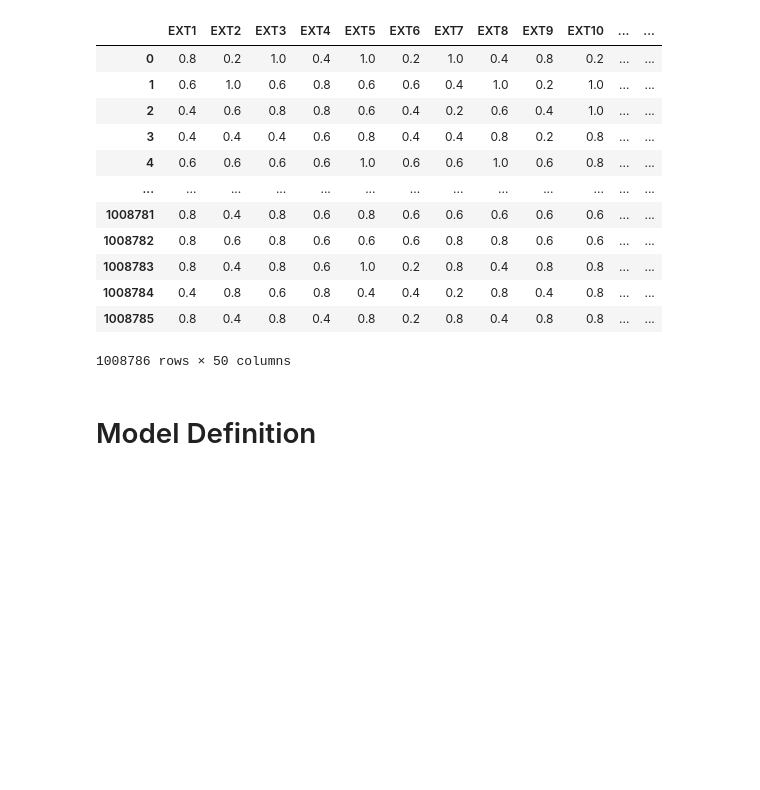
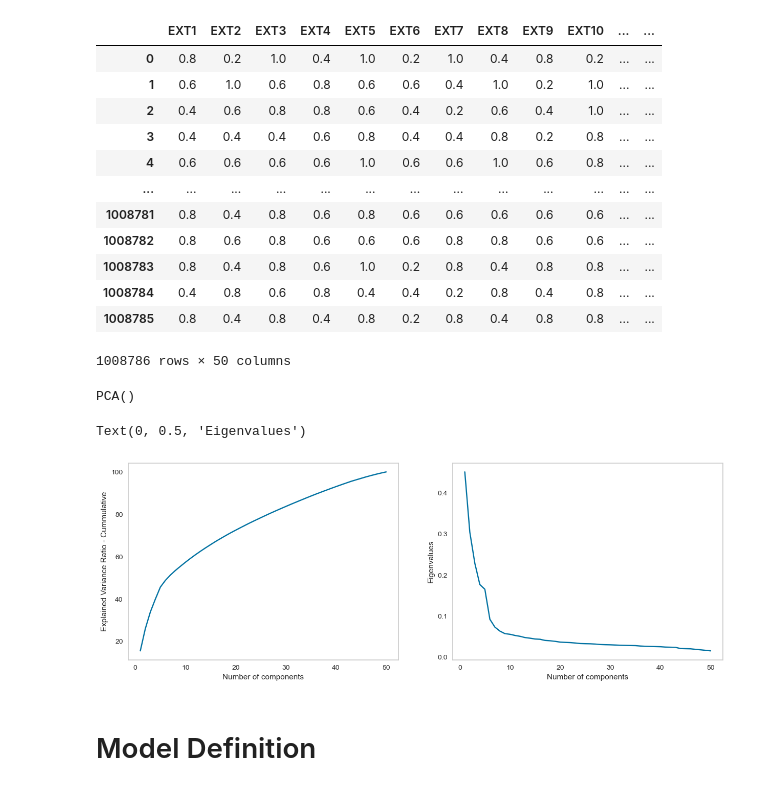
Before and after one commit to aliaufa/five-personality-clustering, a Jupyter notebook: five_personality_clustering.ipynb, the cells around one changed output. Saved outputs shown, nothing was run; the diff lists cells and outputs as text; code cells hidden in the pictures; blank space fills up the shorter version.

```diff
--- a/five_personality_clustering.ipynb
+++ b/five_personality_clustering.ipynb
@@ -237,3 +237,29 @@ scaled_data
 | 1008784 | 0.4 | 0.8 | 0.6 | 0.8 | 0.4 | 0.4 | 0.2 | 0.8 | 0.4 | 0.8 | ... | ... |
 | 1008785 | 0.8 | 0.4 | 0.8 | 0.4 | 0.8 | 0.2 | 0.8 | 0.4 | 0.8 | 0.8 | ... | ... |
 1008786 rows × 50 columns
+# %%
+# Dimensionality Reduction using PCA
+from sklearn.decomposition import PCA
+
+pca = PCA()
+pca.fit(scaled_data)
+# %% [output]
+PCA()
+# %%
+# Plot the Cummulative of Explained Variance Ratio
+plt.figure(figsize=(15, 5))
+plt.subplot(1, 2, 1)
+plt.grid()
+plt.plot(range(1, 51), np.cumsum(pca.explained_variance_ratio_ * 100))
+plt.xlabel('Number of components')
+plt.ylabel('Explained Variance Ratio - Cummulative')
+
+# Plot the Eigenvalues
+plt.subplot(1, 2, 2)
+plt.grid()
+plt.plot(range(1, 51), pca.explained_variance_ )
+plt.xlabel('Number of components')
+plt.ylabel('Eigenvalues')
+# %% [output]
+Text(0, 0.5, 'Eigenvalues')
+[figure, added]
```
Also changed, not shown: parts of 5 cells of this notebook, 2 other files.
